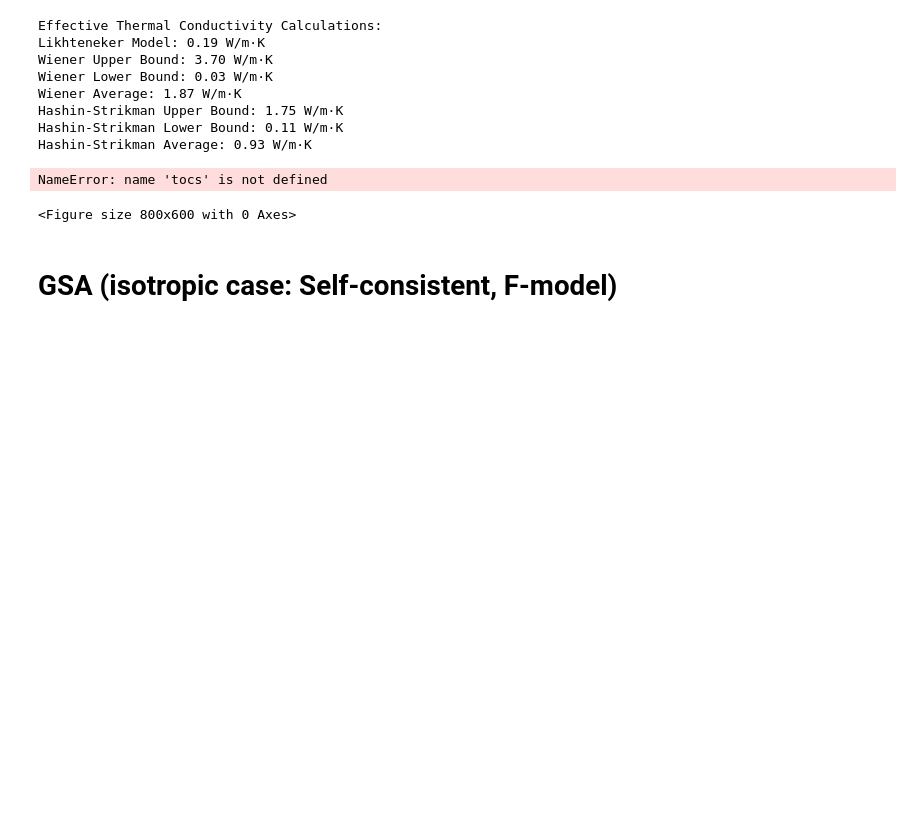
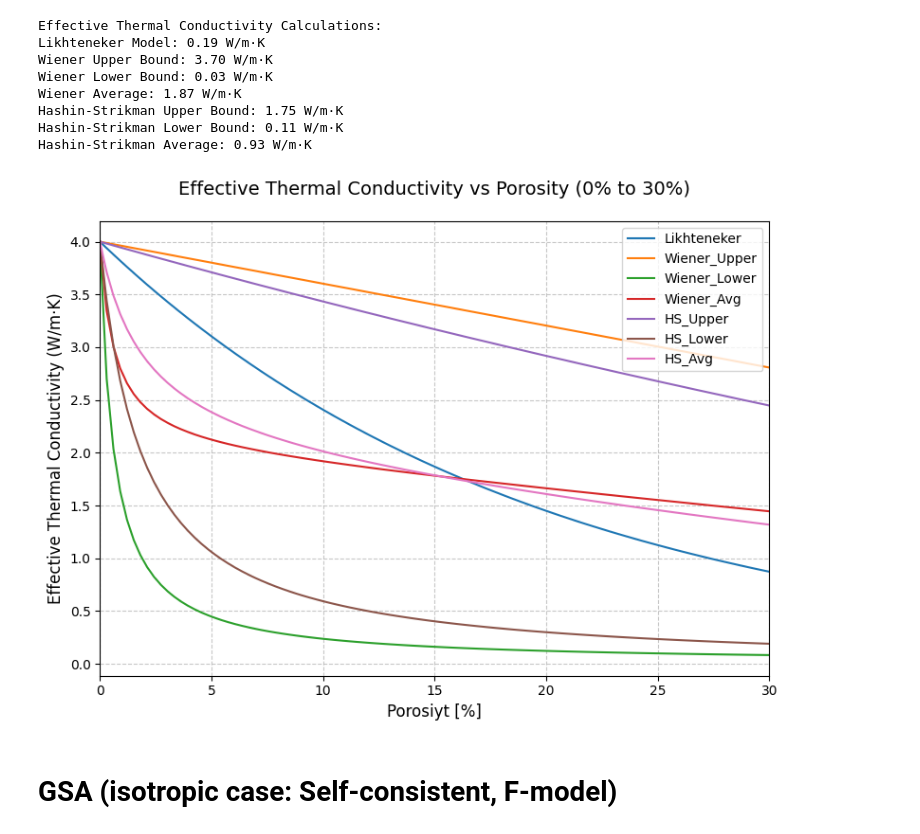
Before and after one commit to MariiaKalinina/RPM, a Jupyter notebook: RPM_FRAMEWORK.ipynb, the cells around one changed output. Drawn from its saved outputs; the diff is of its cells as text; code cells hidden in the pictures; blank space fills up the shorter version.

```diff
--- a/RPM_FRAMEWORK.ipynb
+++ b/RPM_FRAMEWORK.ipynb
@@ -250,37 +250,38 @@ if __name__ == "__main__":
         "HS_Upper": [],
         "HS_Lower": [],
         "HS_Avg": []
     }
 
     # Calculate effective thermal conductivity for each TOC value
     for por in POROSITY:
         volume_fractions = np.array([1 - por, por])  # Matrix and kerogen fractions
 
         results["Likhteneker"].append(Likhteneker(volume_fractions, thermal_conductivities))
         results["Wiener_Upper"].append(Wiener_Upper_Bound(volume_fractions, thermal_conductivities))
         results["Wiener_Lower"].append(Wiener_Lower_Bound(volume_fractions, thermal_conductivities))
         results["Wiener_Avg"].append(Wiener_Average(volume_fractions, thermal_conductivities))
         results["HS_Upper"].append(Upper_Hashin_Strikman(volume_fractions, thermal_conductivities))
         results["HS_Lower"].append(Lower_Hashin_Strikman(volume_fractions, thermal_conductivities))
         results["HS_Avg"].append(Hashin_Strikman_Average(volume_fractions, thermal_conductivities))
 
     # Plot results
+
+
     plt.figure(figsize=(8, 6))
     for model, values in results.items():
-        plt.plot(tocs * 100, values, label=model)
+        plt.plot(POROSITY * 100, values, label=model)
 
     # Add labels, title, legend, and grid
-    plt.xlabel("TOC (%)", fontsize=12)
+    plt.xlabel("Porosiyt [%]", fontsize=12)
     plt.ylabel("Effective Thermal Conductivity (W/m·K)", fontsize=12)
     plt.title("Effective Thermal Conductivity vs Porosity (0% to 30%)", fontsize=14, pad=20)
     plt.legend(loc="upper right", fontsize=10)
     plt.grid(True, linestyle="--", alpha=0.7)
     plt.xlim(0, 30)  # Set x-axis limits
     plt.tight_layout()
     plt.show()
 # %% [output]
-NameError: name 'tocs' is not defined
-<Figure size 800x600 with 0 Axes>
+[figure, added]
 # %% [markdown]
 # GSA (isotropic case: Self-consistent, F-model)
 # %%
```
Also changed, not shown: parts of 13 cells of this notebook.
